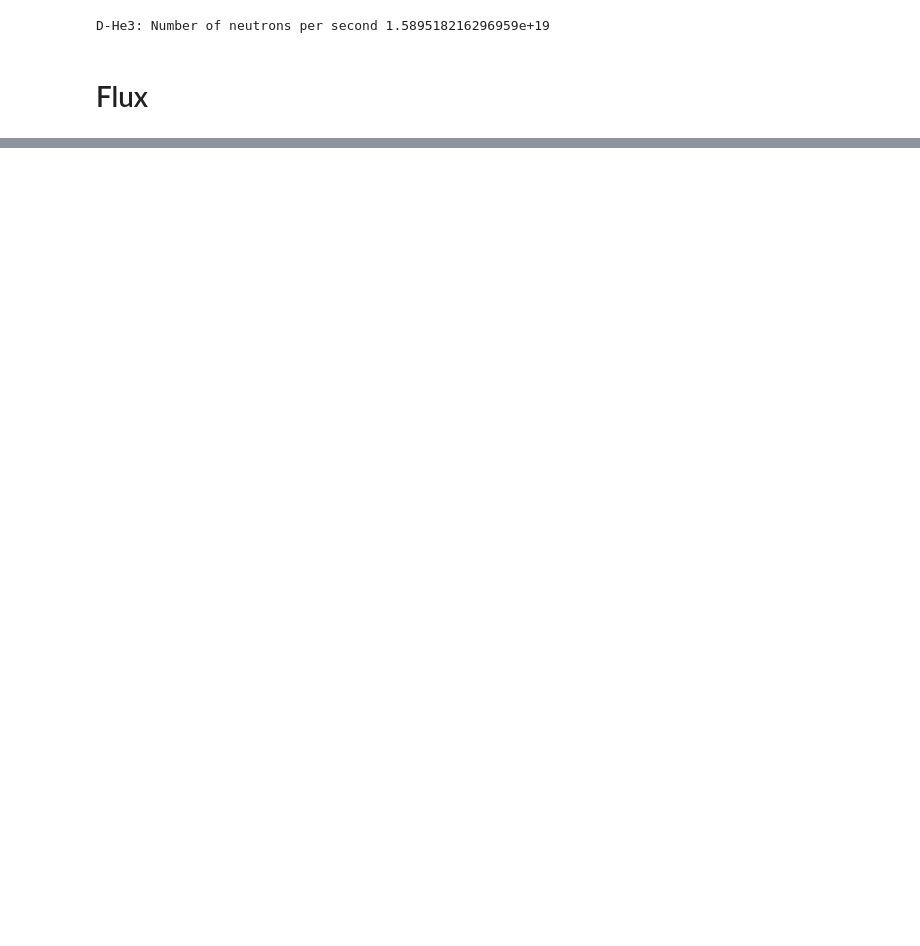
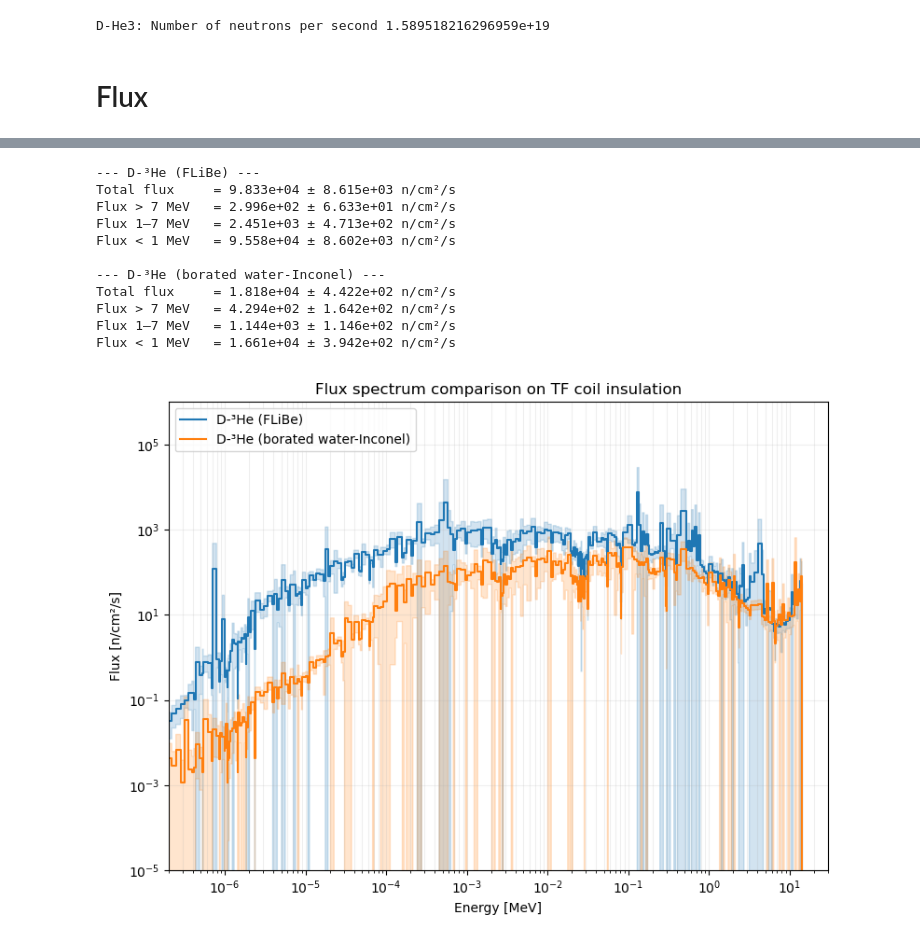
Before and after one commit to davidepettinari/fusion_fuel_concepts_explorer, a Jupyter notebook: models/comparison/all_dhe3.ipynb, the cells around one changed output, grey strips where cells are left out. Saved outputs shown, nothing was run; the diff lists cells and outputs as text; code cells hidden in the pictures; blank space fills up the shorter version.

```diff
--- a/models/comparison/all_dhe3.ipynb
+++ b/models/comparison/all_dhe3.ipynb
@@ -240,0 +277,28 @@ Flux < 1 MeV   = 1.003e+04 ± 1.798e+02 n/cm²/s
+# %%
+compare_flux_spectra(
+    sp1=sp_dhe,
+    name1="neutron_spectra_tf_coil_insulation",
+    volume1=tf_coil_insulation_volume*1e6,
+    number_of_neutrons_per_second1=number_of_neutrons_per_second_dhe,
+    sp2=sp_dhe_borated_water_inconel,
+    name2="neutron_spectra_tf_coil_insulation",
+    volume2=tf_coil_insulation_volume*1e6,
+    number_of_neutrons_per_second2=number_of_neutrons_per_second_dhe,
+    label1="D-³He (FLiBe)",
+    label2="D-³He (borated water-Inconel)",
+    region_name="TF coil insulation",
+    output_filename="TF coil insulation_flibe_vs_borated_water_inconel_dhe3.pdf"
+)
+# %% [output]
+--- D-³He (FLiBe) ---
+Total flux     = 9.833e+04 ± 8.615e+03 n/cm²/s
+Flux > 7 MeV   = 2.996e+02 ± 6.633e+01 n/cm²/s
+Flux 1–7 MeV   = 2.451e+03 ± 4.713e+02 n/cm²/s
+Flux < 1 MeV   = 9.558e+04 ± 8.602e+03 n/cm²/s
+
+--- D-³He (borated water-Inconel) ---
+Total flux     = 1.818e+04 ± 4.422e+02 n/cm²/s
+Flux > 7 MeV   = 4.294e+02 ± 1.642e+02 n/cm²/s
+Flux 1–7 MeV   = 1.144e+03 ± 1.146e+02 n/cm²/s
+Flux < 1 MeV   = 1.661e+04 ± 3.942e+02 n/cm²/s
+[figure, added]
```
Also changed, not shown: parts of 8 cells of this notebook, 29 other files.
